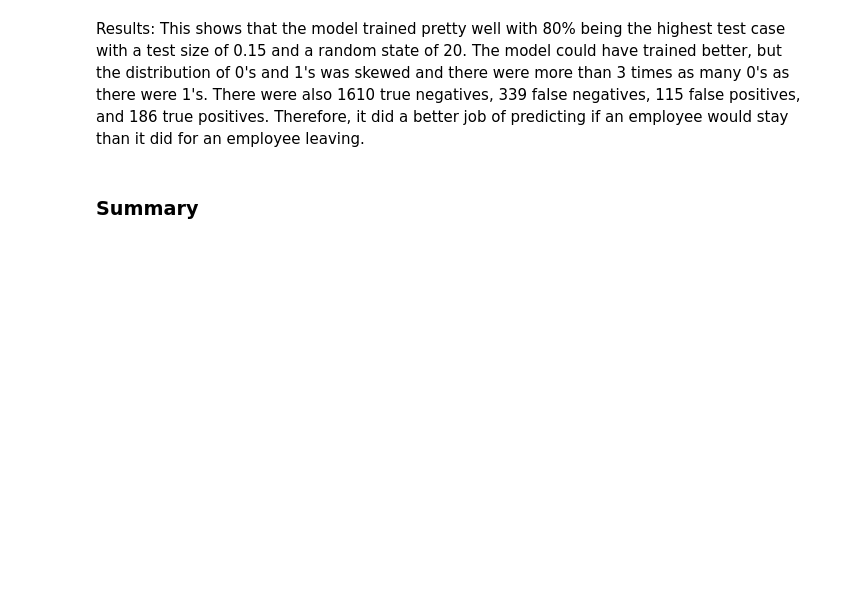
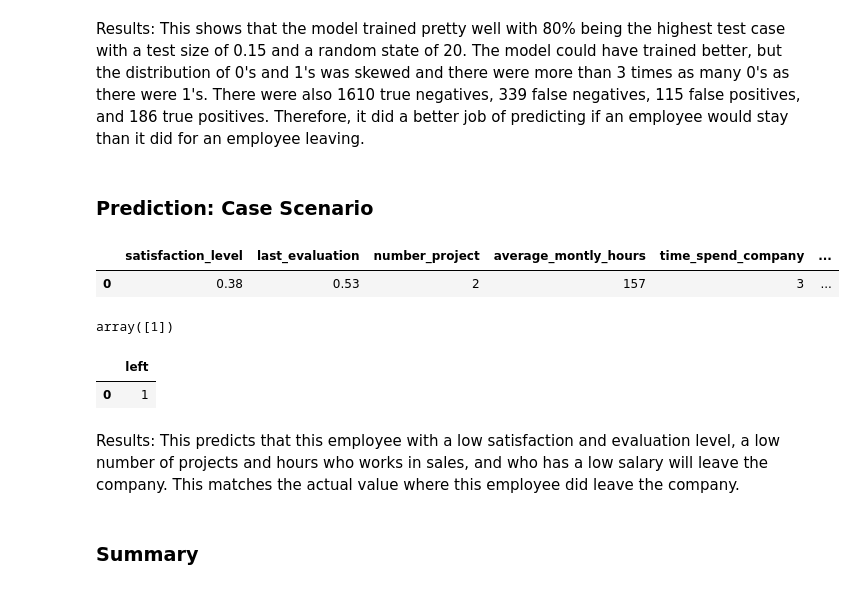
Before and after one commit to morganhardin/DS160_Final_Project_MEH, a Jupyter notebook: DS160_Final_Project_MEH.ipynb, the cells around one changed output. Drawn from its saved outputs; the diff is of its cells as text; code cells hidden in the pictures; blank space fills up the shorter version.

```diff
--- a/DS160_Final_Project_MEH.ipynb
+++ b/DS160_Final_Project_MEH.ipynb
@@ -439,5 +453,24 @@ Accuracy Scores (All with max_iter = 1000):
 # %% [markdown]
 Results: This shows that the model trained pretty well with 80% being the highest test case with a test size of 0.15 and a random state of 20. The model could have trained better, but the distribution of 0's and 1's was skewed and there were more than 3 times as many 0's as there were 1's. There were also 1610 true negatives, 339 false negatives, 115 false positives, and 186 true positives. Therefore, it did a better job of predicting if an employee would stay than it did for an employee leaving.
+# %% [markdown]
+### Prediction: Case Scenario
+# %%
+x.head(1)
+# %% [output]
+|  | satisfaction_level | last_evaluation | number_project | average_montly_hours | time_spend_company | ... |
+| 0 | 0.38 | 0.53 | 2 | 157 | 3 | ... |
+# %%
+warnings.filterwarnings('ignore')
+regressor.predict([[0.38, 0.53, 2, 157, 3, 0, 0, 0, 0, 0, 0, 0, 0, 1, 0, 0, 1, 0]])
+# %% [output]
+array([1])
+# %%
+y.head(1)
+# %% [output]
+|  | left |
+| 0 | 1 |
+# %% [markdown]
+Results: This predicts that this employee with a low satisfaction and evaluation level, a low number of projects and hours who works in sales, and who has a low salary will leave the company. This matches the actual value where this employee did leave the company.
 # %% [markdown]
 ### Summary
 # %% [markdown]
```
Also changed, not shown: parts of 18 cells of this notebook.
